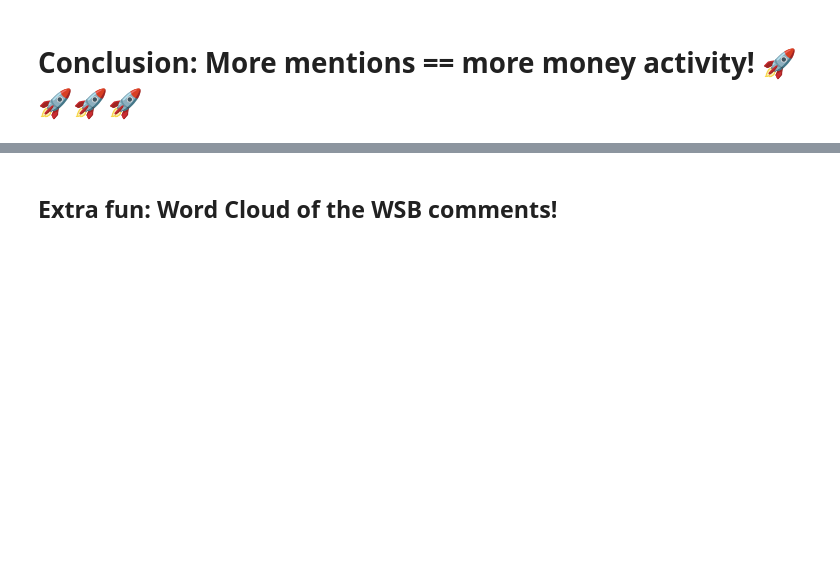
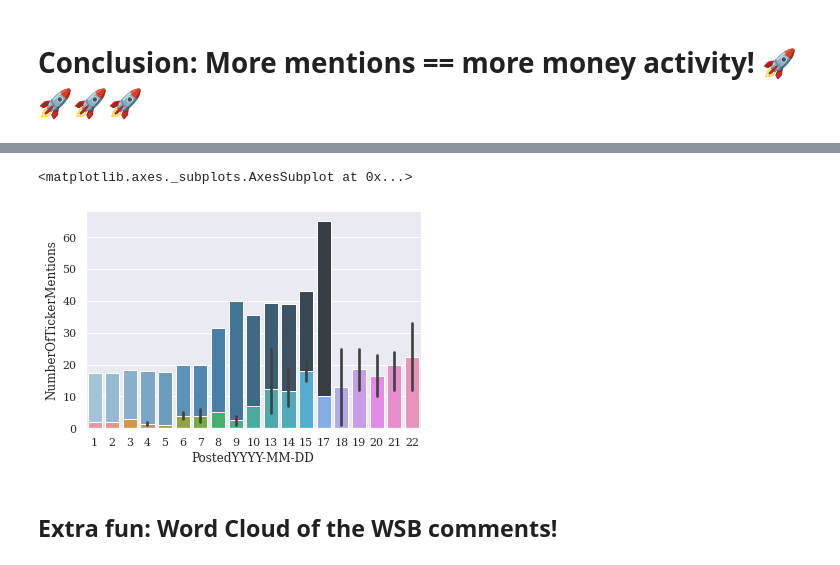
Before and after one commit to gracerosemary/data-visualization, a Jupyter notebook: WSBGME.ipynb, the cells around one changed output, grey strips where cells are left out. Drawn from its saved outputs; the diff is of its cells as text; code cells hidden in the pictures; blank space fills up the shorter version.

```diff
--- a/WSBGME.ipynb
+++ b/WSBGME.ipynb
@@ -60,3 +75,9 @@ plt.show
+# %%
+sns.barplot(x='Date', y='Close', data=gme, palette='Blues_d')
+sns.barplot(x='PostedYYYY-MM-DD', y='NumberOfTickerMentions', data=comments)
+# %% [output]
+<matplotlib.axes._subplots.AxesSubplot at 0x...>
+[figure, added]
 # %% [markdown]
 ## Extra fun: Word Cloud of the WSB comments!
 # %%
```
Also changed, not shown: parts of 6 cells of this notebook, 5 other files.
